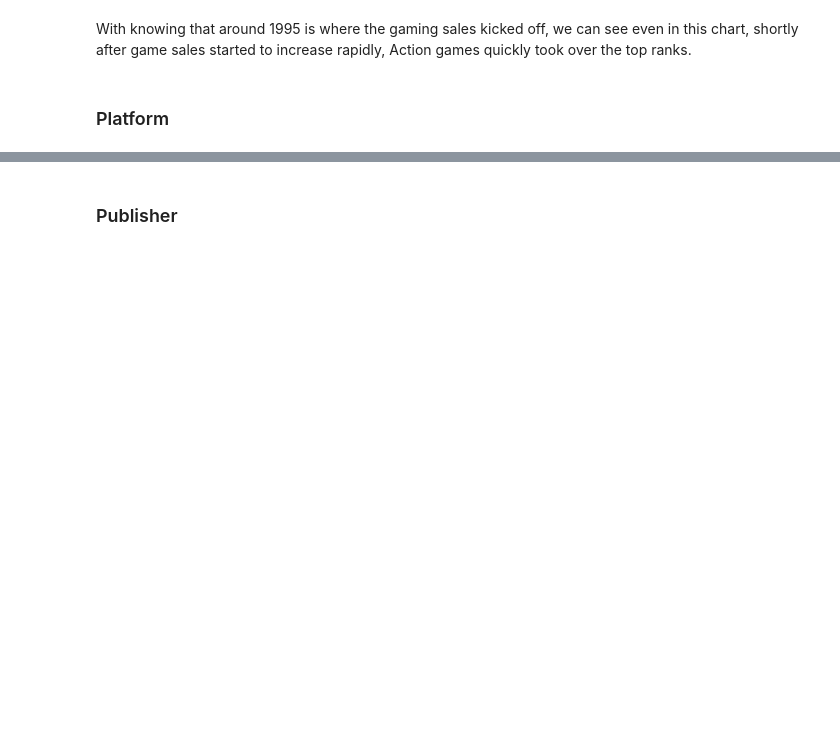
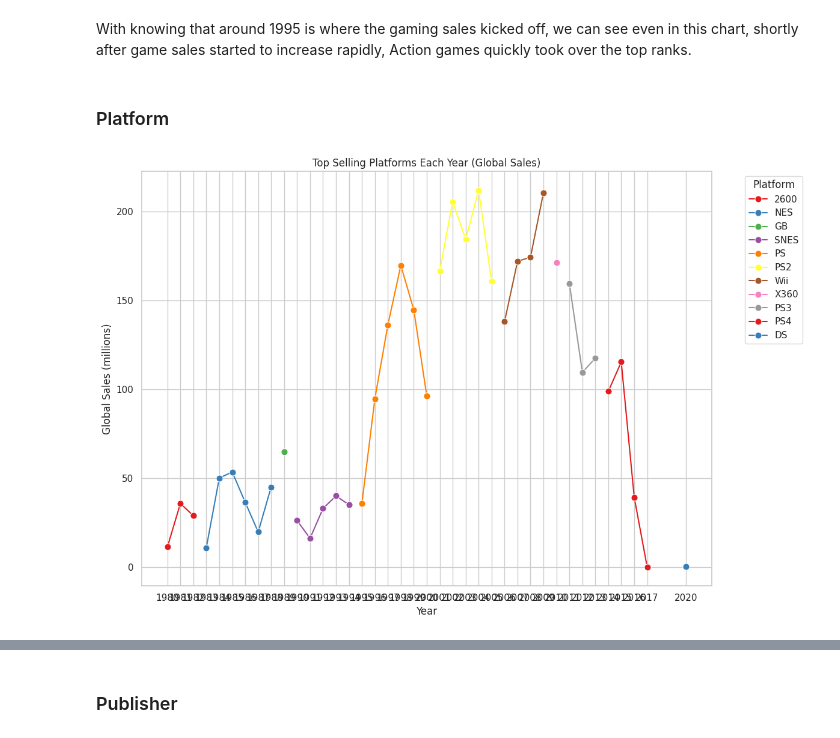
Before and after one commit to Shadowkj1/Analyzing_And_Predicting_Old_VideoGames, a Jupyter notebook: we_begin.ipynb, the cells around one changed output, grey strips where cells are left out. Drawn from its saved outputs; the diff is of its cells as text; code cells hidden in the pictures; blank space fills up the shorter version.

```diff
--- a/we_begin.ipynb
+++ b/we_begin.ipynb
@@ -271,3 +293,32 @@ plt.show()
 With knowing that around 1995 is where the gaming sales kicked off, we can see even in this chart, shortly after game sales started to increase rapidly, Action games quickly took over the top ranks.
 # %% [markdown]
 ### Platform
+# %%
+# Group by Year and Platform, summing up Global_Sales
+platform_sales_year = vgsales.groupby(['Year', 'Platform'])['Global_Sales'].sum().reset_index()
+
+# Find the top selling platform for each year
+top_platforms_year = platform_sales_year.loc[platform_sales_year.groupby('Year')['Global_Sales'].idxmax()]
+
+# Sort the top platforms by year for better plotting
+top_platforms_year_sorted = top_platforms_year.sort_values(by='Year')
+
+# Set up the plot
+plt.figure(figsize=(12, 8))
+sns.set(style="whitegrid")  # Optional: Use seaborn styling
+
+# Plotting
+sns.lineplot(data=top_platforms_year_sorted, x='Year', y='Global_Sales', hue='Platform', marker='o', markersize=8, palette='Set1')
+
+# Adding labels and title
+plt.title('Top Selling Platforms Each Year (Global Sales)')
+plt.xlabel('Year')
+plt.ylabel('Global Sales (millions)')
+plt.xticks(top_platforms_year_sorted['Year'].unique())
+
+# Display the plot
+plt.legend(title='Platform', bbox_to_anchor=(1.05, 1), loc='upper left')
+plt.tight_layout()
+plt.show()
+# %% [output]
+[figure, added]
```
Also changed, not shown: parts of 64 cells of this notebook.
